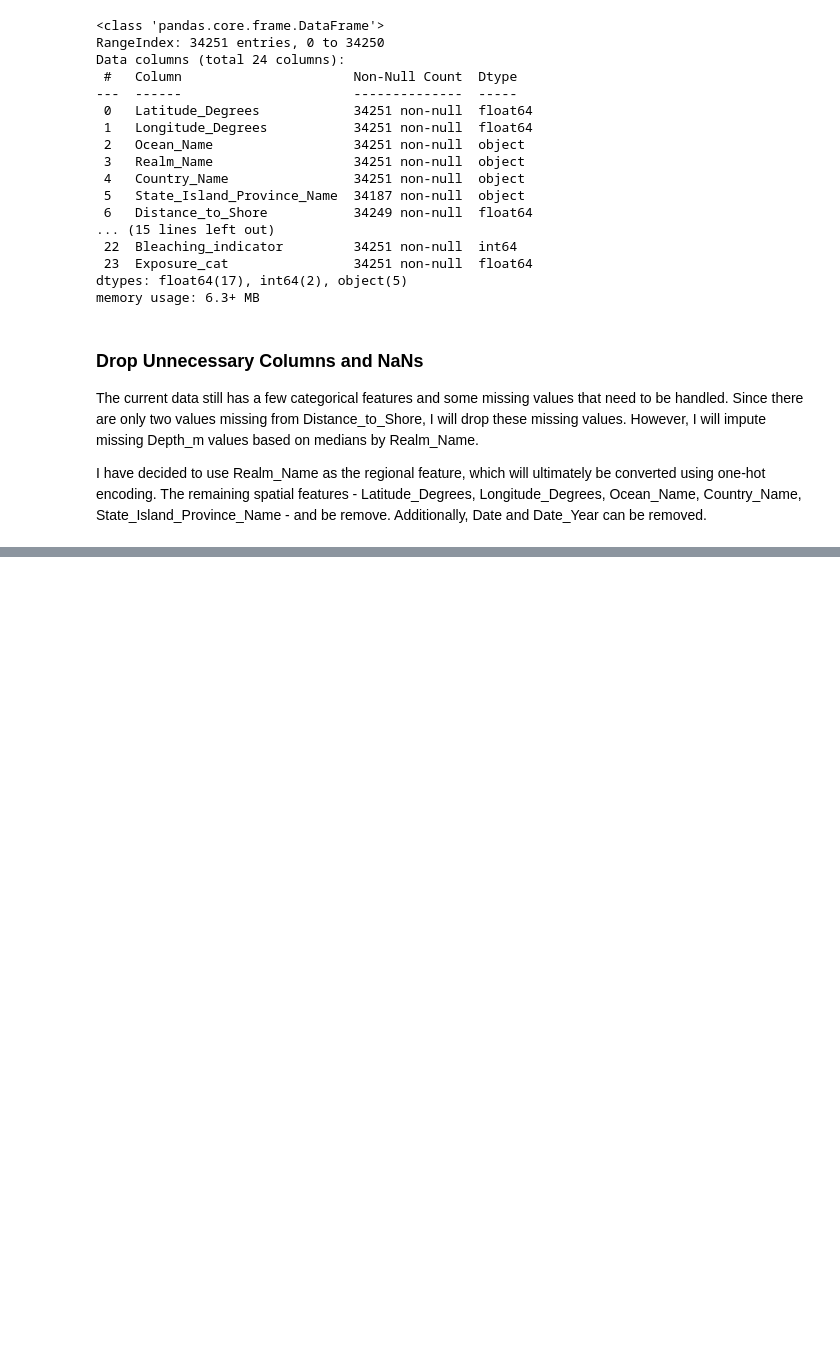
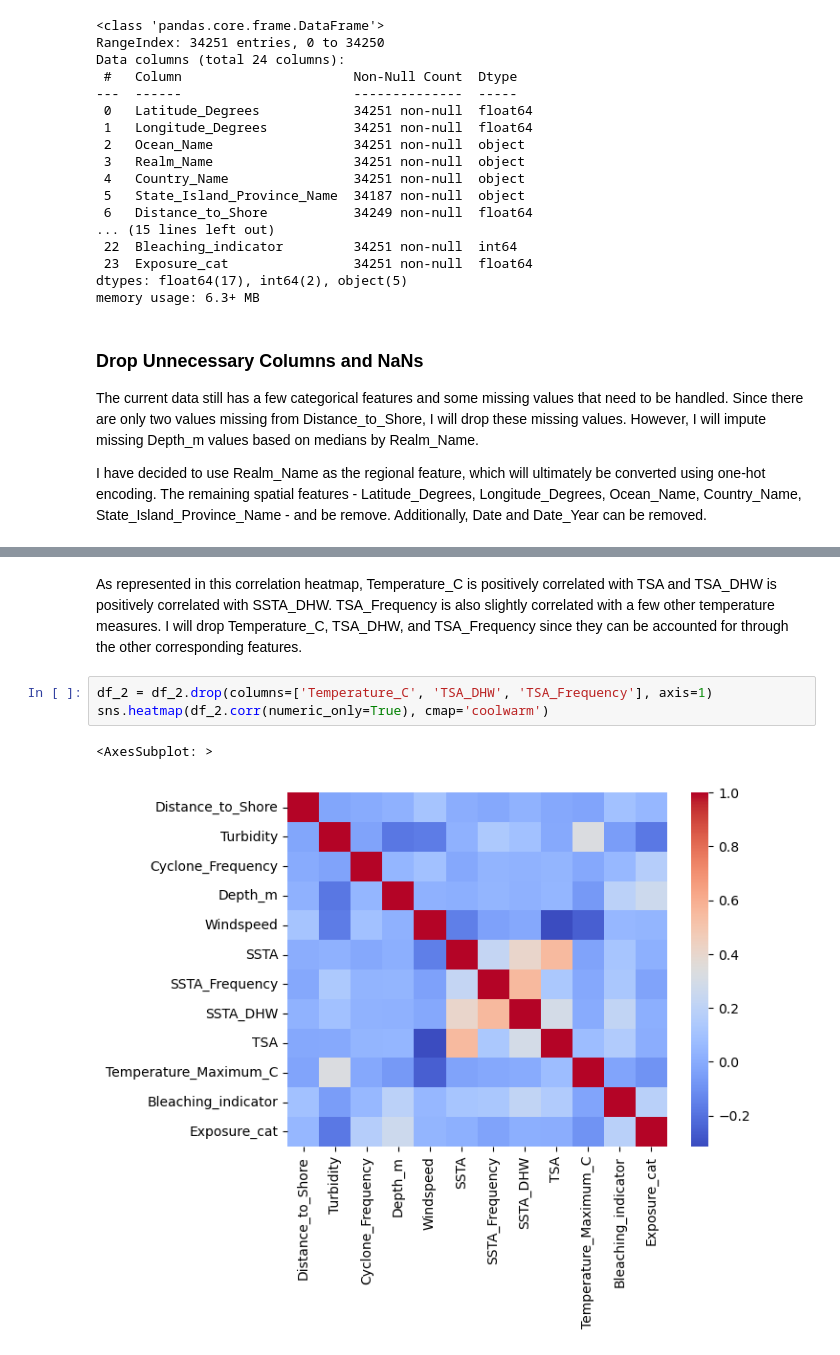
Before and after one commit to lila-b/Coral_bleaching, a Jupyter notebook: notebooks/03_preprocessing.ipynb, the cells around one changed output, grey strips where cells are left out. Drawn from its saved outputs; the diff is of its cells as text; blank space fills up the shorter version.

```diff
--- a/notebooks/03_preprocessing.ipynb
+++ b/notebooks/03_preprocessing.ipynb
@@ -73,0 +76,8 @@ Name: Bleaching_indicator, dtype: float64
+# %% [markdown]
+As represented in this correlation heatmap, Temperature_C is positively correlated with TSA and TSA_DHW is positively correlated with SSTA_DHW. TSA_Frequency is also slightly correlated with a few other temperature measures. I will drop Temperature_C, TSA_DHW, and TSA_Frequency since they can be accounted for through the other corresponding features.
+# %%
+df_2 = df_2.drop(columns=['Temperature_C', 'TSA_DHW', 'TSA_Frequency'], axis=1)
+sns.heatmap(df_2.corr(numeric_only=True), cmap='coolwarm')
+# %% [output]
+<AxesSubplot: >
+[figure, added]
```
Also changed, not shown: parts of 26 cells of this notebook, 13 other files.
